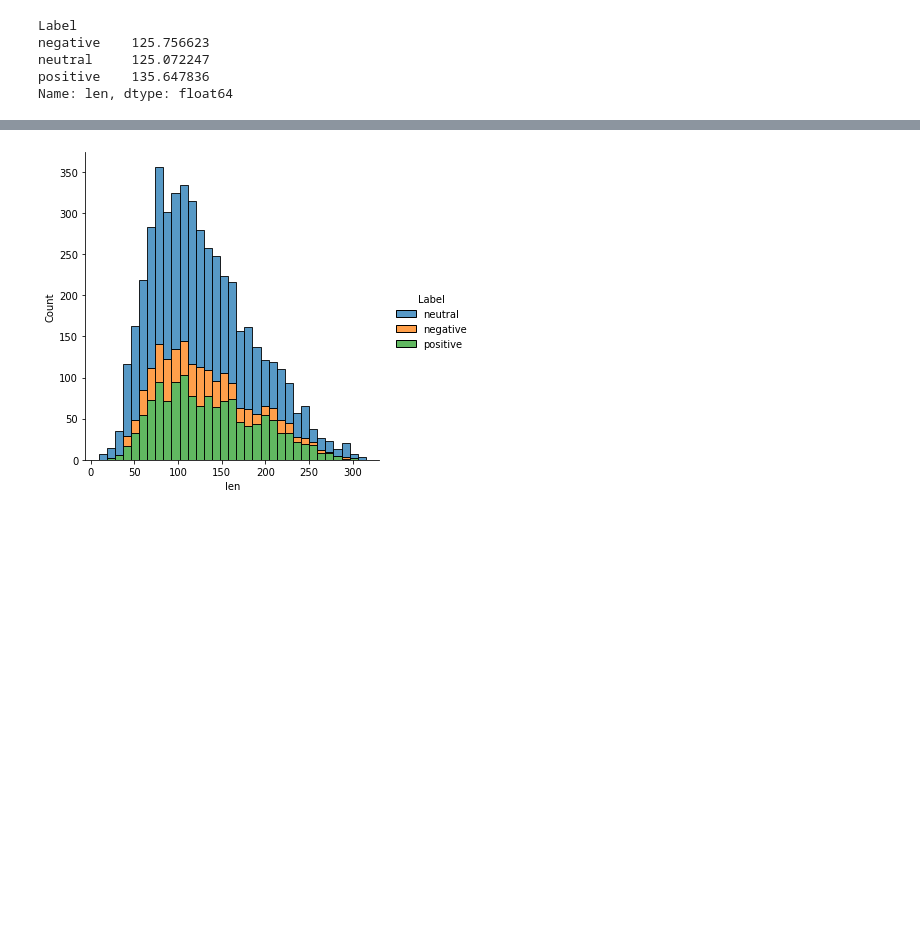
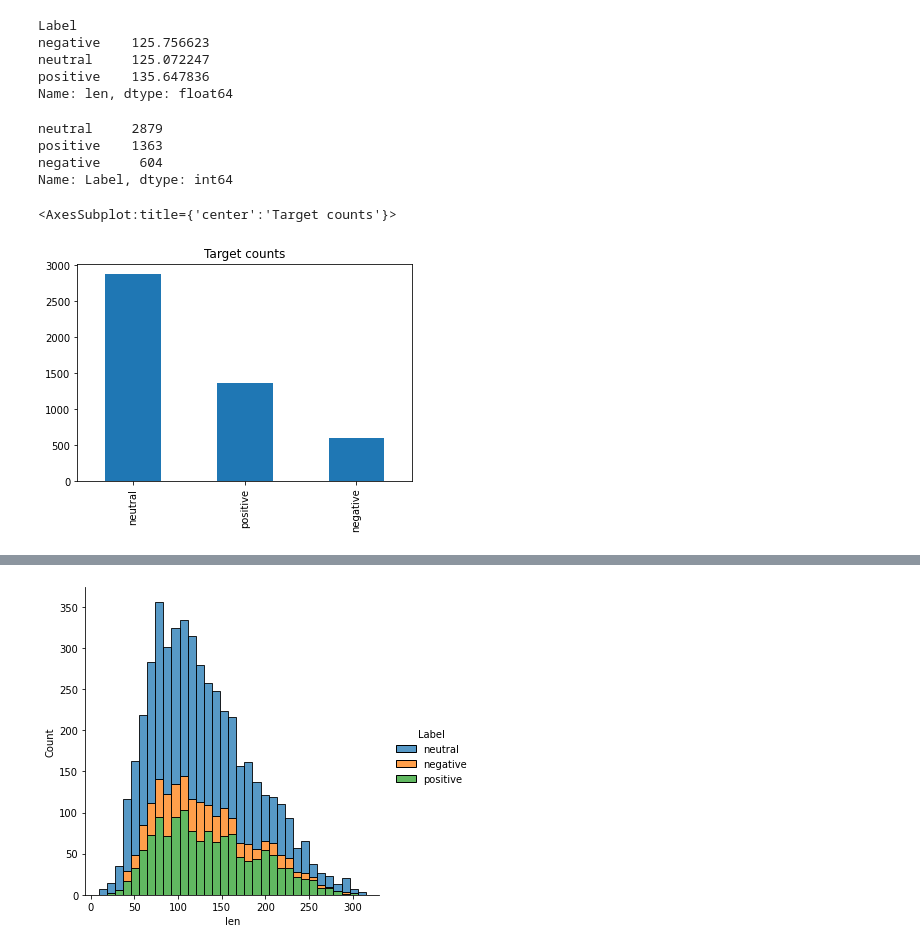
Before and after one commit to wanlugu/Ensemble-Learning, a Jupyter notebook: tfidf-adaboost-text-classification.ipynb, the cells around one changed output, grey strips where cells are left out. Cells and saved outputs as stored; diff of their text form; code cells hidden in the pictures; blank space fills up the shorter version.

```diff
--- a/tfidf-adaboost-text-classification.ipynb
+++ b/tfidf-adaboost-text-classification.ipynb
@@ -199,6 +209,18 @@ negative    125.756623
 neutral     125.072247
 positive    135.647836
 Name: len, dtype: float64
+# %%
+data["Label"].value_counts()
+# %% [output]
+neutral     2879
+positive    1363
+negative     604
+Name: Label, dtype: int64
+# %%
+data["Label"].value_counts().plot(kind = 'bar', title='Target counts')
+# %% [output]
+<AxesSubplot:title={'center':'Target counts'}>
+[figure, added]
 # %%
 g = sns.FacetGrid(data, col = 'Label')
 g.map(sns.histplot, 'len')
```
Also changed, not shown: parts of 51 cells of this notebook, 1 other file.
